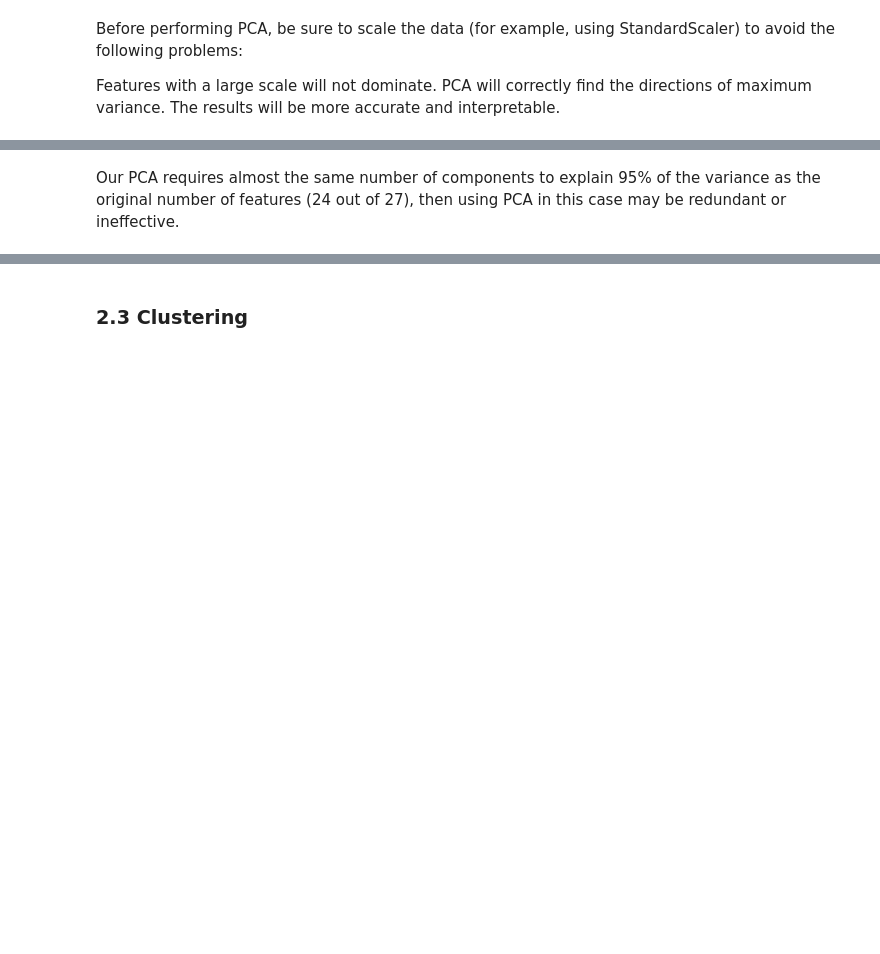
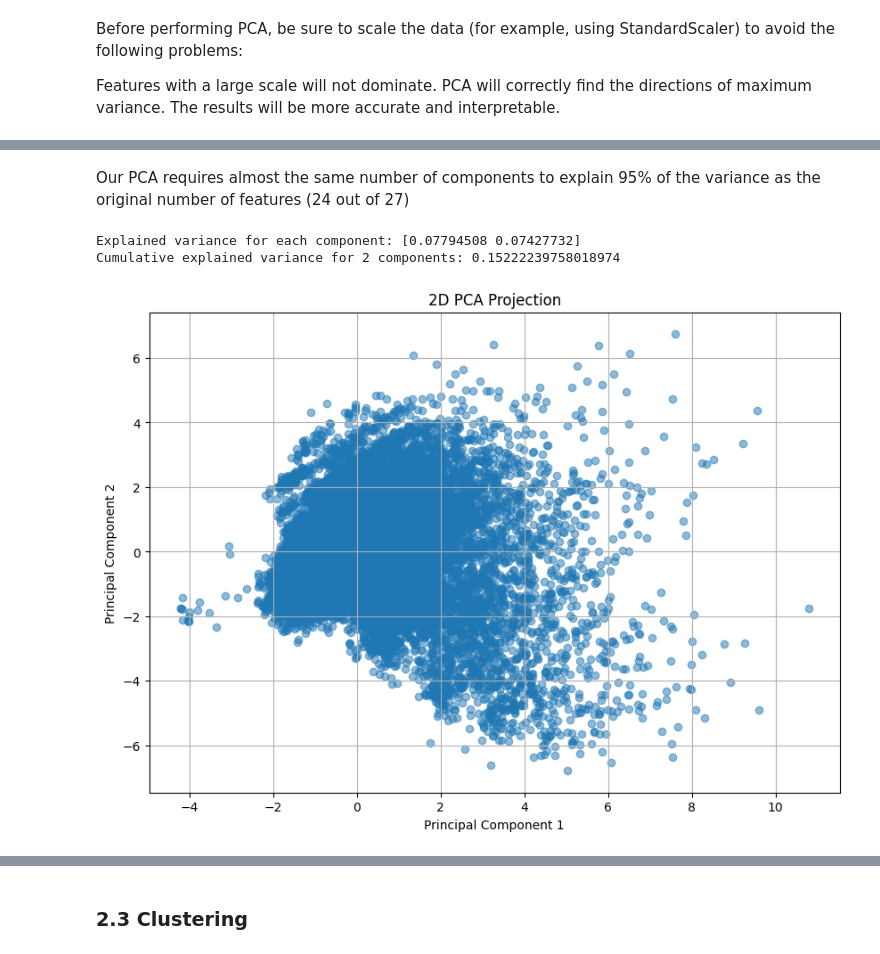
Before and after one commit to khalmatay/ADM-HW4, a Jupyter notebook: main.ipynb, the cells around one changed output, grey strips where cells are left out. Cells and saved outputs as stored; diff of their text form; code cells hidden in the pictures; blank space fills up the shorter version.

```diff
--- a/main.ipynb
+++ b/main.ipynb
@@ -782,2 +768,33 @@ movie_data_pca
 # %% [markdown]
-Our PCA requires almost the same number of components to explain 95% of the variance as the original number of features (24 out of 27), then using PCA in this case may be redundant or ineffective.
+Our PCA requires almost the same number of components to explain 95% of the variance as the original number of features (24 out of 27)
+# %%
+from sklearn.decomposition import PCA
+import matplotlib.pyplot as plt
+import pandas as pd
+
+# Step 1: Apply PCA to reduce dimensionality to 2
+pca_2d = PCA(n_components=2)
+pca_result_2d = pca_2d.fit_transform(scaled_data)
+
+# Get the explained variance ratio for 2 components
+explained_variance_2d = pca_2d.explained_variance_ratio_
+cumulative_variance_2d = explained_variance_2d.cumsum()
+
+print(f"Explained variance for each component: {explained_variance_2d}")
+print(f"Cumulative explained variance for 2 components: {cumulative_variance_2d[-1]}")
+
+# Step 2: Add the 2D PCA results to a DataFrame
+pca_2d_df = pd.DataFrame(pca_result_2d, columns=['PCA1', 'PCA2'])
+
+# Step 3: Visualize the results in 2D
+plt.figure(figsize=(10, 7))
+plt.scatter(pca_2d_df['PCA1'], pca_2d_df['PCA2'], alpha=0.5)
+plt.title('2D PCA Projection')
+plt.xlabel('Principal Component 1')
+plt.ylabel('Principal Component 2')
+plt.grid()
+plt.show()
+# %% [output]
+Explained variance for each component: [0.07794508 0.07427732]
+Cumulative explained variance for 2 components: 0.15222239758018974
+[figure, added]
```
Also changed, not shown: parts of 6 cells of this notebook.
